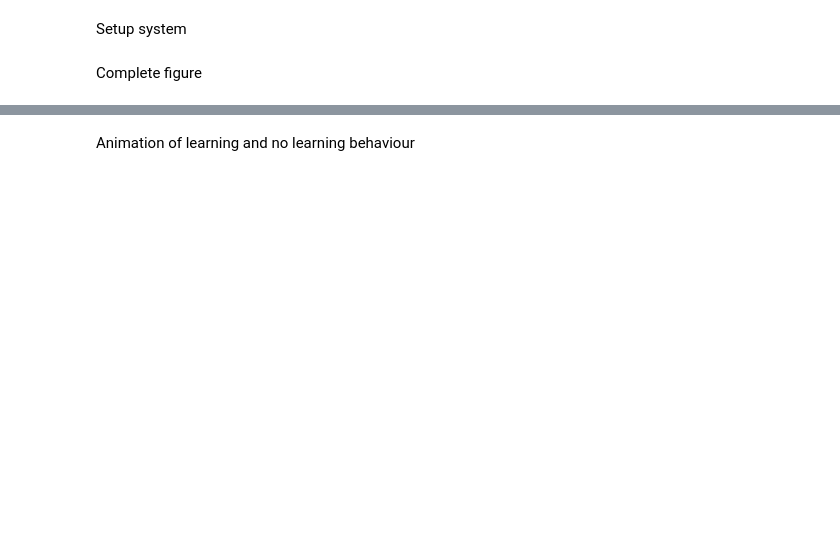
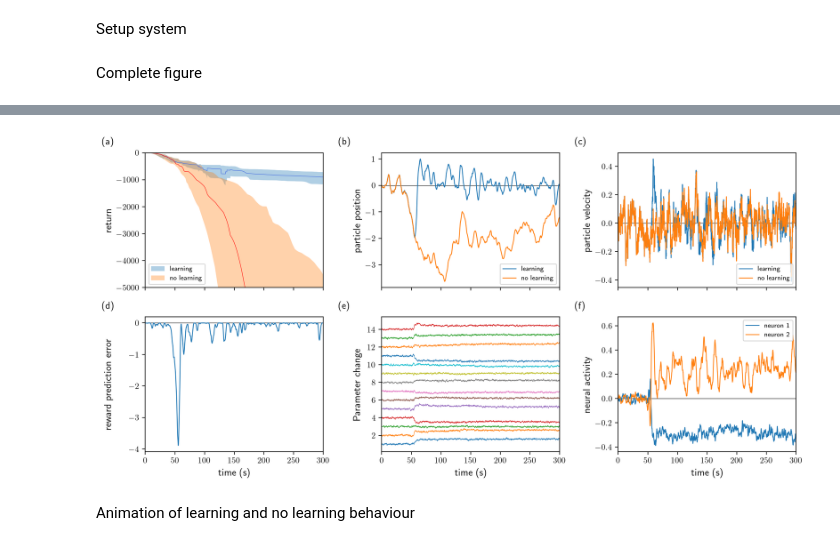
Before and after one commit to marcelvangerven/neuromorphic_intelligence, a Jupyter notebook: notebooks/noise_based_learning_sdi.ipynb, the cells around one changed output, grey strips where cells are left out. Cells and saved outputs as stored; diff of their text form; code cells hidden in the pictures; blank space fills up the shorter version.

```diff
--- a/notebooks/noise_based_learning_sdi.ipynb
+++ b/notebooks/noise_based_learning_sdi.ipynb
@@ -269,0 +105,81 @@ NameError: name 'error' is not defined
+# %%
+import seaborn as sns
+
+with sns.color_palette("tab10"):
+
+    fig, ax = plt.subplots(2,3, figsize=(12,6), sharex=True)
+    fig.align_xlabels(ax)
+    fig.align_ylabels(ax)
+
+     # plot standard deviation and additional curves
+    ax[0,0].fill_between(ts, q1_learning, q3_learning, alpha=0.35, label='learning')
+    ax[0,0].plot(ts, median_learning, color='royalblue', lw=0.5)
+
+    ax[0,0].fill_between(ts, q1_nolearning, q3_nolearning, alpha=0.35, label='no learning')
+    ax[0,0].plot(ts, median_nolearning, color='red', lw=0.5)
+
+    ax[0,0].legend(loc='lower left')
+
+    ax[0,0].set_ylim([-5000, 0])
+
+    ax[0,0].set_ylabel('return');
+    ax[0,0].text(0.0, 1.0, '(a)', transform=(
+        ax[0,0].transAxes + ScaledTranslation(-52/72, +7/72, fig.dpi_scale_trans)),
+        fontsize='large', va='bottom', fontfamily='serif')
+
+    ax[0,1].plot([0, t1], [0.0, 0.0], 'k-', lw=0.5,label='_nolegend_')
+    ax[0,1].plot(ts, env_state[:,0],label='learning', lw=1.0)
+    ax[0,1].plot(ts, env_state2[:,0],label='no learning', lw=1.0)
+    ax[0,1].legend(loc='lower right')
+    ax[0,1].set_ylabel('particle position');
+    ax[0,1].text(0.0, 1.0, '(b)', transform=(
+        ax[0,1].transAxes + ScaledTranslation(-52/72, +7/72, fig.dpi_scale_trans)),
+        fontsize='large', va='bottom', fontfamily='serif')
+
+    ax[0,2].plot([0, t1], [0.0, 0.0], 'k-', lw=0.5,label='_nolegend_')
+    ax[0,2].plot(ts, env_state[:,1],label='learning',lw=1.0);
+    ax[0,2].plot(ts, env_state2[:,1],label='no learning', lw=1.0);
+    ax[0,2].legend(loc='lower right')
+    ax[0,2].set_ylabel('particle velocity');
+    ax[0,2].text(0.0, 1.0, '(c)', transform=(
+        ax[0,2].transAxes + ScaledTranslation(-52/72, +7/72, fig.dpi_scale_trans)),
+        fontsize='large', va='bottom', fontfamily='serif')
+
+    ax[1,0].plot([0, t1], [0.0, 0.0], 'k-', lw=0.5,label='_nolegend_')
+    ax[1,0].plot(ts, reward, lw=1.0);
+    ax[1,0].set_ylabel('reward prediction error');
+    ax[1,0].text(0.0, 1.0, '(d)', transform=(
+        ax[1,0].transAxes + ScaledTranslation(-52/72, +7/72, fig.dpi_scale_trans)),
+        fontsize='large', va='bottom', fontfamily='serif')
+
+    # collect all parameters
+    params = jnp.vstack(jax.tree.map(lambda x: jnp.reshape(x, (len(sol.ts), -1)).T, agent_params))
+    for i in range(params.shape[0]):
+        ax[1,1].plot(sol.ts, 1 + i + params[i], lw=0.5);
+
+    ax[1,1].set_yticks(jnp.arange(2, params.shape[0]+1, 2))
+    ax[1,1].set_ylabel('Parameter change');
+    ax[1,1].text(0.0, 1.0, '(e)', transform=(
+        ax[1,1].transAxes + ScaledTranslation(-52/72, +7/72, fig.dpi_scale_trans)),
+        fontsize='large', va='bottom', fontfamily='serif')
+
+    ax[1,2].plot([0, t1], [0.0, 0.0], 'k-', lw=0.5,label='_nolegend_')
+    ax[1,2].plot(ts, agent_state, lw=1.0);0
+    ax[1,2].set_ylabel('neural activity');
+    ax[1,2].legend(['neuron 1', 'neuron 2'], loc='upper right')
+    ax[1,2].text(0.0, 1.0, '(f)', transform=(
+        ax[1,2].transAxes + ScaledTranslation(-52/72, +7/72, fig.dpi_scale_trans)),
+        fontsize='large', va='bottom', fontfamily='serif')
+
+
+    for i in range(3):
+        ax[1,i].set_xlabel('time (s)')
+
+    for i in range(2):
+        for j in range(3):
+            ax[i,j].margins(x=0)
+
+    plt.tight_layout()
+
+plt.savefig('../figures/noise_based_learning.pdf', format='pdf')
+# %% [output]
@@ -270,3 +187,4 @@ NameError: name 'error' is not defined
+[figure, added]
 # %% [markdown]
 Animation of learning and no learning behaviour
 # %%
```
Also changed, not shown: parts of 8 cells of this notebook, 13 other files.
